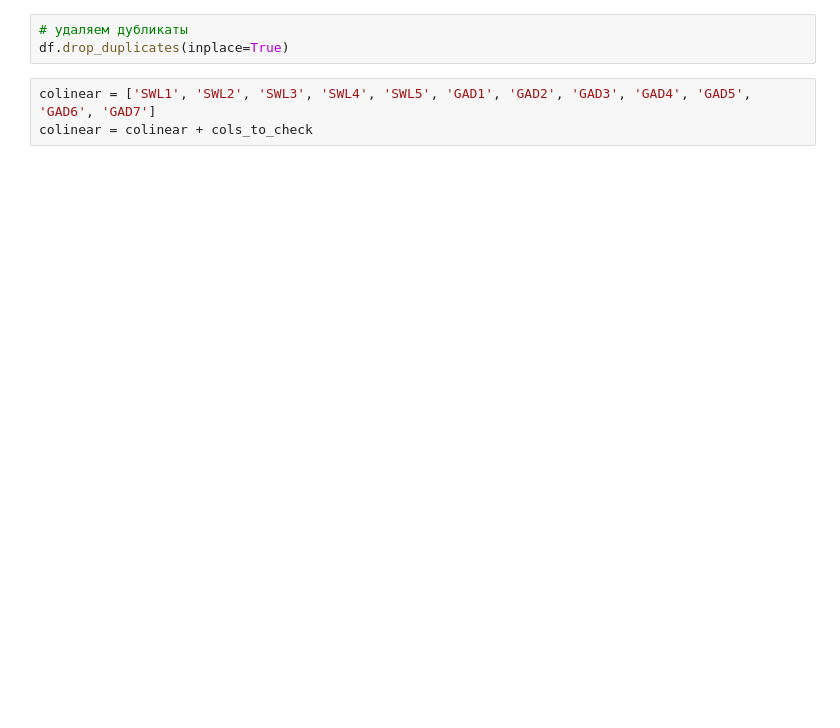
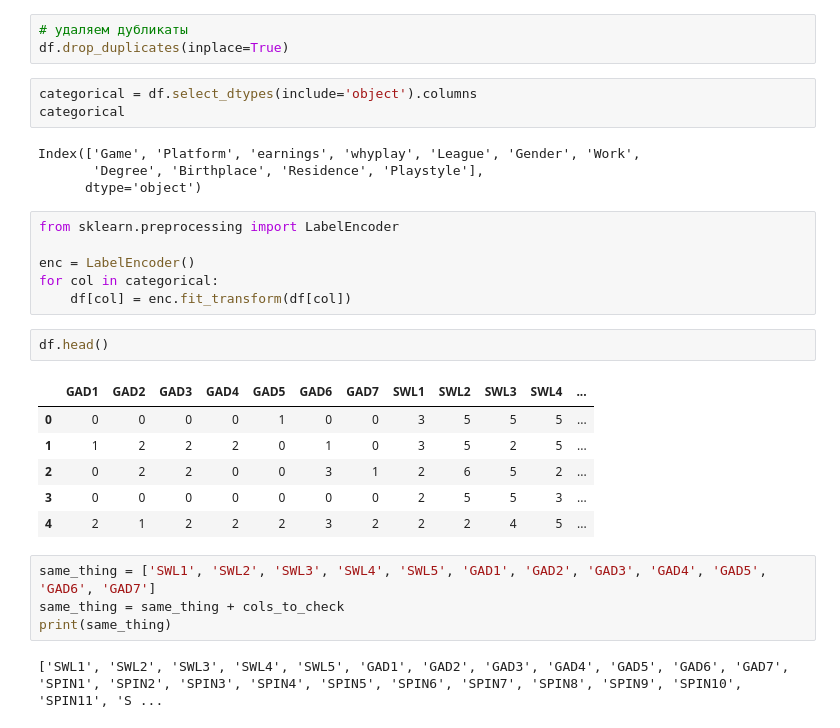
Before and after one commit to aubergeeen/ML_final_project, a Jupyter notebook: ml-fin.ipynb, the cells around one changed output. Cells and saved outputs as stored; diff of their text form; blank space fills up the shorter version.

```diff
--- a/ml-fin.ipynb
+++ b/ml-fin.ipynb
@@ -134,6 +134,31 @@ df.duplicated().sum()
 # %%
 # удаляем дубликаты
 df.drop_duplicates(inplace=True)
+# %%
+categorical = df.select_dtypes(include='object').columns
+categorical
+# %% [output]
+Index(['Game', 'Platform', 'earnings', 'whyplay', 'League', 'Gender', 'Work',
+       'Degree', 'Birthplace', 'Residence', 'Playstyle'],
+      dtype='object')
+# %%
+from sklearn.preprocessing import LabelEncoder
+
+enc = LabelEncoder()
+for col in categorical:
+    df[col] = enc.fit_transform(df[col])
+# %%
+df.head()
+# %% [output]
+|  | GAD1 | GAD2 | GAD3 | GAD4 | GAD5 | GAD6 | GAD7 | SWL1 | SWL2 | SWL3 | SWL4 | ... |
+| 0 | 0 | 0 | 0 | 0 | 1 | 0 | 0 | 3 | 5 | 5 | 5 | ... |
+| 1 | 1 | 2 | 2 | 2 | 0 | 1 | 0 | 3 | 5 | 2 | 5 | ... |
+| 2 | 0 | 2 | 2 | 0 | 0 | 3 | 1 | 2 | 6 | 5 | 2 | ... |
+| 3 | 0 | 0 | 0 | 0 | 0 | 0 | 0 | 2 | 5 | 5 | 3 | ... |
+| 4 | 2 | 1 | 2 | 2 | 2 | 3 | 2 | 2 | 2 | 4 | 5 | ... |
 # %%
-colinear = ['SWL1', 'SWL2', 'SWL3', 'SWL4', 'SWL5', 'GAD1', 'GAD2', 'GAD3', 'GAD4', 'GAD5', 'GAD6', 'GAD7']
-colinear = colinear + cols_to_check
+same_thing = ['SWL1', 'SWL2', 'SWL3', 'SWL4', 'SWL5', 'GAD1', 'GAD2', 'GAD3', 'GAD4', 'GAD5', 'GAD6', 'GAD7']
+same_thing = same_thing + cols_to_check
+print(same_thing)
+# %% [output]
+['SWL1', 'SWL2', 'SWL3', 'SWL4', 'SWL5', 'GAD1', 'GAD2', 'GAD3', 'GAD4', 'GAD5', 'GAD6', 'GAD7', 'SPIN1', 'SPIN2', 'SPIN3', 'SPIN4', 'SPIN5', 'SPIN6', 'SPIN7', 'SPIN8', 'SPIN9', 'SPIN10', 'SPIN11', 'S ...
```
Also changed, not shown: parts of 5 cells of this notebook.
